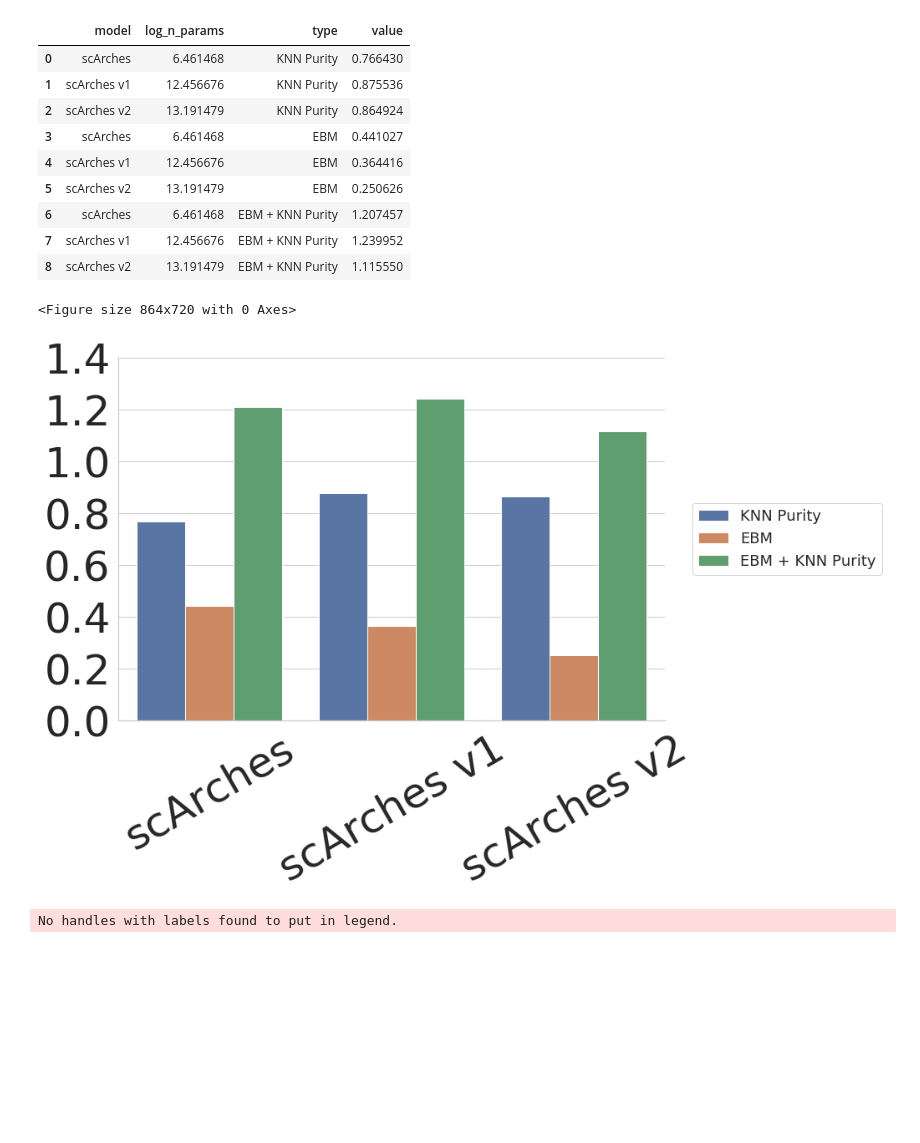
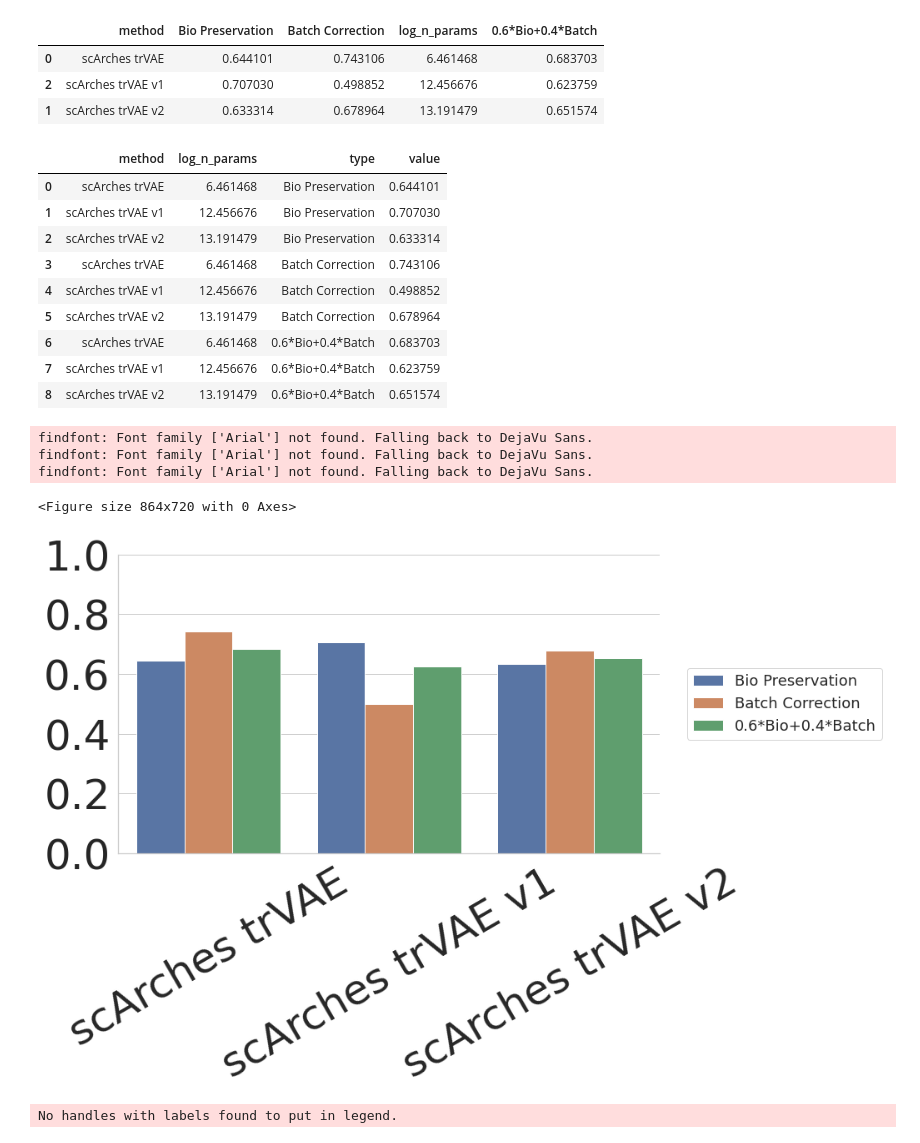
Before and after one commit to theislab/scArches-reproducibility, a Jupyter notebook: notebooks/figures/BrainBarplot.ipynb, the cells around one changed output. Drawn from its saved outputs; the diff is of its cells as text; code cells hidden in the pictures; blank space fills up the shorter version.

Commit message:
Brain barplot notebook updated

```diff
--- a/notebooks/figures/BrainBarplot.ipynb
+++ b/notebooks/figures/BrainBarplot.ipynb
@@ -21,0 +28,6 @@ df
+# %%
+df = df[['method', 'Bio Preservation', 'Batch Correction']]
+# %%
+df['log_n_params'] = [np.log(640), np.log(535780), np.log(256960)]
+df['method'] = ['scArches trVAE', 'scArches trVAE v2', 'scArches trVAE v1']
+df['0.6*Bio+0.4*Batch'] = 0.6 * df['Bio Preservation'] + 0.4 * df['Batch Correction']
@@ -22,17 +50,26 @@ df
+# %%
+df = df.iloc[[0, 2, 1]]
+# %%
+df
+# %% [output]
+|  | method | Bio Preservation | Batch Correction | log_n_params | 0.6*Bio+0.4*Batch |
+| 0 | scArches trVAE | 0.644101 | 0.743106 | 6.461468 | 0.683703 |
+| 2 | scArches trVAE v1 | 0.707030 | 0.498852 | 12.456676 | 0.623759 |
+| 1 | scArches trVAE v2 | 0.633314 | 0.678964 | 13.191479 | 0.651574 |
 # %%
-melted_df = df.melt(id_vars=['model', 'log_n_params'], value_name='value', var_name='type')
+melted_df = df.melt(id_vars=['method', 'log_n_params'], value_name='value', var_name='type')
 melted_df
 # %% [output]
-|  | model | log_n_params | type | value |
-| 0 | scArches | 6.461468 | KNN Purity | 0.766430 |
-| 1 | scArches v1 | 12.456676 | KNN Purity | 0.875536 |
-| 2 | scArches v2 | 13.191479 | KNN Purity | 0.864924 |
-| 3 | scArches | 6.461468 | EBM | 0.441027 |
-| 4 | scArches v1 | 12.456676 | EBM | 0.364416 |
-| 5 | scArches v2 | 13.191479 | EBM | 0.250626 |
-| 6 | scArches | 6.461468 | EBM + KNN Purity | 1.207457 |
-| 7 | scArches v1 | 12.456676 | EBM + KNN Purity | 1.239952 |
-| 8 | scArches v2 | 13.191479 | EBM + KNN Purity | 1.115550 |
+|  | method | log_n_params | type | value |
+| 0 | scArches trVAE | 6.461468 | Bio Preservation | 0.644101 |
+| 1 | scArches trVAE v1 | 12.456676 | Bio Preservation | 0.707030 |
+| 2 | scArches trVAE v2 | 13.191479 | Bio Preservation | 0.633314 |
+| 3 | scArches trVAE | 6.461468 | Batch Correction | 0.743106 |
+| 4 | scArches trVAE v1 | 12.456676 | Batch Correction | 0.498852 |
+| 5 | scArches trVAE v2 | 13.191479 | Batch Correction | 0.678964 |
+| 6 | scArches trVAE | 6.461468 | 0.6*Bio+0.4*Batch | 0.683703 |
+| 7 | scArches trVAE v1 | 12.456676 | 0.6*Bio+0.4*Batch | 0.623759 |
+| 8 | scArches trVAE v2 | 13.191479 | 0.6*Bio+0.4*Batch | 0.651574 |
 # %%
 sns.set(style='whitegrid')
 font = {'family' : 'Arial',
@@ -44,20 +81,23 @@ matplotlib.rc('xtick', labelsize=50)
 # %%
 plt.close("all")
 plt.figure(figsize=(12, 10))
-g = sns.catplot(x="model", y="value", hue="type", kind="bar",
+g = sns.catplot(x="method", y="value", hue="type", kind="bar",
                 data=melted_df, legend=False,
                 height=10, aspect=1.5)
 plt.xlabel('', fontsize=22)
 plt.ylabel("", fontsize=22)
-plt.yticks(np.arange(0, 1.6, 0.2))
+plt.yticks(np.arange(0, 1.1, 0.2))
 plt.xticks(rotation=30)
 plt.legend(bbox_to_anchor=(1.05,0.5), borderaxespad=0, loc='center left', prop={'size': 18})
 plt.tight_layout()
-plt.savefig(f"./results/big_mouse_brain_metrics.pdf", dpi=300)
+plt.savefig(f"/home/mohsen/data/scArches/big_mouse_brain_metrics.pdf", dpi=300)
 plt.show()
 # %% [output]
-<Figure size 864x720 with 0 Axes>
+findfont: Font family ['Arial'] not found. Falling back to DejaVu Sans.
+findfont: Font family ['Arial'] not found. Falling back to DejaVu Sans.
+findfont: Font family ['Arial'] not found. Falling back to DejaVu Sans.
+<Figure size 864x720 with 0 Axes>
-[figure, old version]
+[figure, new version]
 # %%
 plt.close("all")
 plt.figure(figsize=(12, 10))
```
Also changed, not shown: parts of 5 cells of this notebook.
